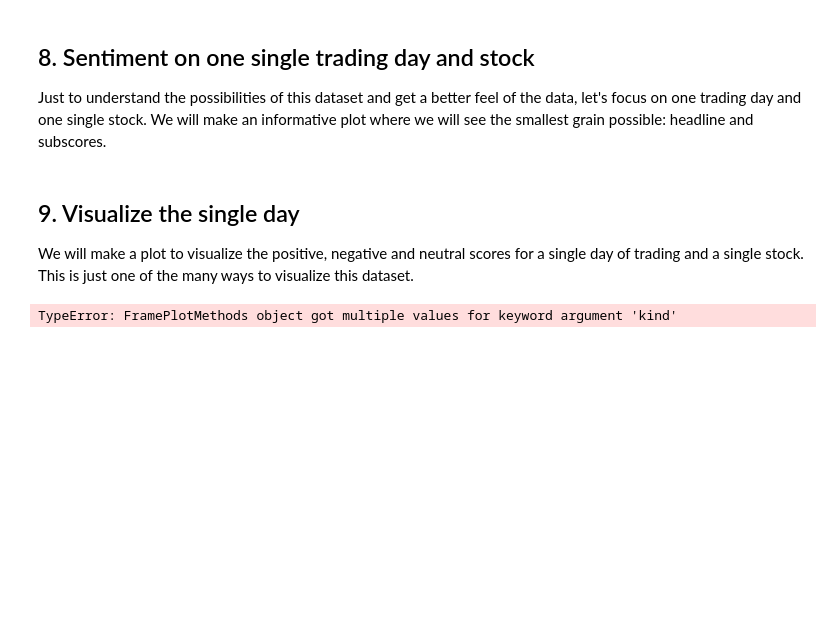
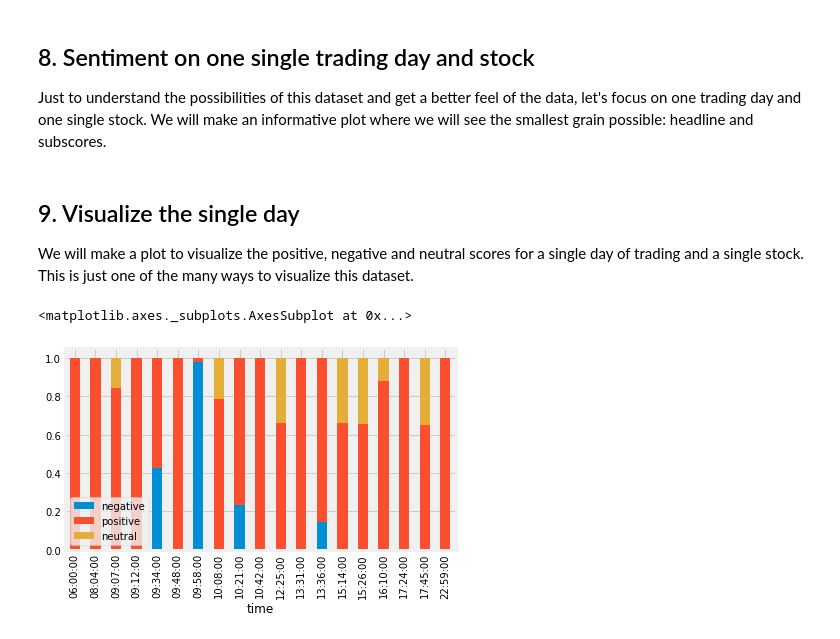
Before and after one commit to parekh-parth/Datacamp-Projects, a Jupyter notebook: Extract Stock Sentiment from News Headlines/notebook.ipynb, the cells around one changed output. Saved outputs shown, nothing was run; the diff lists cells and outputs as text; code cells hidden in the pictures; blank space fills up the shorter version.

```diff
--- a/Extract Stock Sentiment from News Headlines/notebook.ipynb
+++ b/Extract Stock Sentiment from News Headlines/notebook.ipynb
@@ -199,12 +199,13 @@ single_day = single_day.sort_index(ascending=True)
 # %%
 TITLE = "Positive, negative and neutral sentiment for FB on 2019-01-03"
 COLORS = ["red", "orange", "green"]
 # Drop the columns that aren't useful for the plot
 plot_day = single_day.drop(['headline', 'compound'], axis=1)
 # Change the column names to 'negative', 'positive', and 'neutral'
 plot_day.columns = ['negative', 'positive', 'neutral']
 # Plot a stacked bar chart
 # ... YOUR CODE FOR TASK 9 :-) ...
-plot_day.plot.bar(kind='stack')
+plot_day.plot.bar(stacked=True)
 # %% [output]
-TypeError: FramePlotMethods object got multiple values for keyword argument 'kind'
+<matplotlib.axes._subplots.AxesSubplot at 0x...>
+[figure, added]
```
